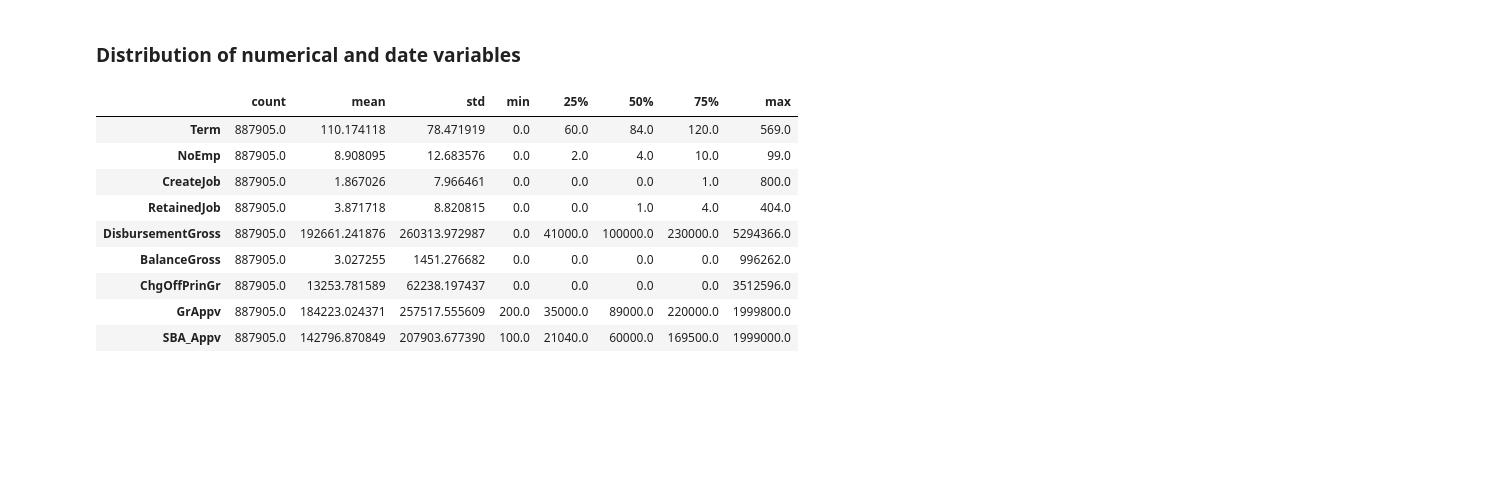
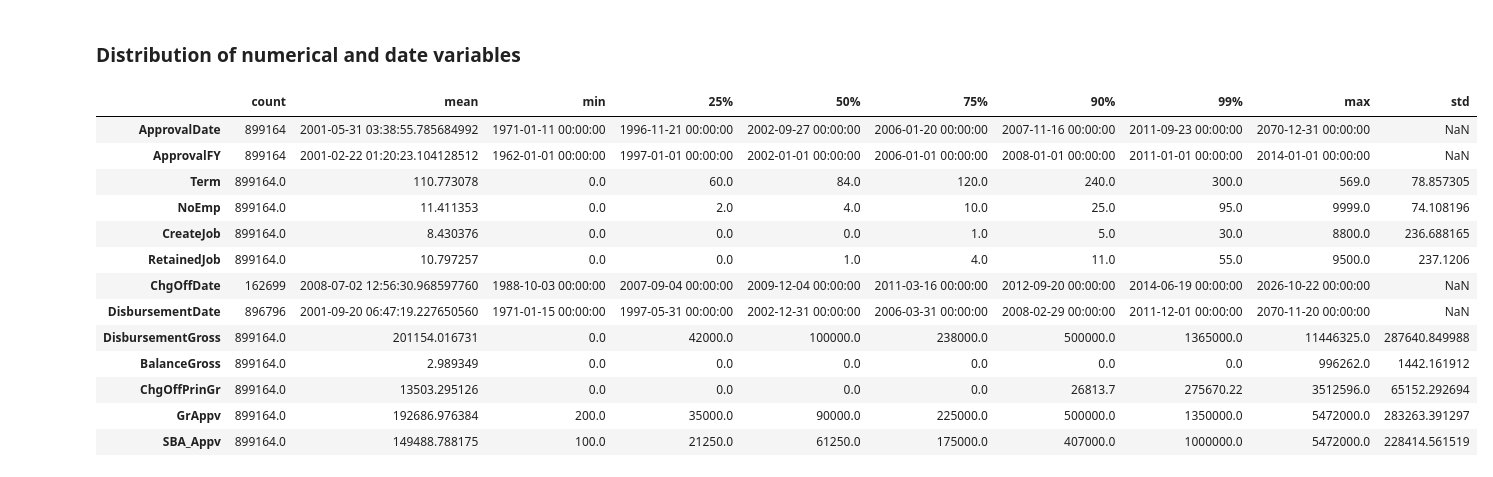
Before and after one commit to rkarpman/SpringboardCapstone2, a Jupyter notebook: Notebooks/1-initial-wrangling.ipynb, the cells around one changed output. Saved outputs shown, nothing was run; the diff lists cells and outputs as text; code cells hidden in the pictures; blank space fills up the shorter version.

Commit message:
Added summary of quantitative variables

```diff
--- a/Notebooks/1-initial-wrangling.ipynb
+++ b/Notebooks/1-initial-wrangling.ipynb
@@ -199,15 +172,25 @@ dtype: object
+# %%
+df['FranchiseCode'] = df['FranchiseCode'].replace(1, 0)
+# %%
+df['NAICS'] = df['NAICS'].replace(0, np.NaN)
 # %% [markdown]
 ### Distribution of numerical and date variables
-# %%
-df.describe().T
-# %% [output]
-|  | count | mean | std | min | 25% | 50% | 75% | max |
-| Term | 887905.0 | 110.174118 | 78.471919 | 0.0 | 60.0 | 84.0 | 120.0 | 569.0 |
-| NoEmp | 887905.0 | 8.908095 | 12.683576 | 0.0 | 2.0 | 4.0 | 10.0 | 99.0 |
-| CreateJob | 887905.0 | 1.867026 | 7.966461 | 0.0 | 0.0 | 0.0 | 1.0 | 800.0 |
-| RetainedJob | 887905.0 | 3.871718 | 8.820815 | 0.0 | 0.0 | 1.0 | 4.0 | 404.0 |
-| DisbursementGross | 887905.0 | 192661.241876 | 260313.972987 | 0.0 | 41000.0 | 100000.0 | 230000.0 | 5294366.0 |
-| BalanceGross | 887905.0 | 3.027255 | 1451.276682 | 0.0 | 0.0 | 0.0 | 0.0 | 996262.0 |
-| ChgOffPrinGr | 887905.0 | 13253.781589 | 62238.197437 | 0.0 | 0.0 | 0.0 | 0.0 | 3512596.0 |
-| GrAppv | 887905.0 | 184223.024371 | 257517.555609 | 200.0 | 35000.0 | 89000.0 | 220000.0 | 1999800.0 |
-| SBA_Appv | 887905.0 | 142796.870849 | 207903.677390 | 100.0 | 21040.0 | 60000.0 | 169500.0 | 1999000.0 |
+# %%
+## We compute descriptive statistics for the numerical variables
+summary = df.describe(percentiles = [0.25, 0.5, 0.75, 0.90, 0.99], datetime_is_numeric = True).T
+summary
+# %% [output]
+|  | count | mean | min | 25% | 50% | 75% | 90% | 99% | max | std |
+| ApprovalDate | 899164 | 2001-05-31 03:38:55.785684992 | 1971-01-11 00:00:00 | 1996-11-21 00:00:00 | 2002-09-27 00:00:00 | 2006-01-20 00:00:00 | 2007-11-16 00:00:00 | 2011-09-23 00:00:00 | 2070-12-31 00:00:00 | NaN |
+| ApprovalFY | 899164 | 2001-02-22 01:20:23.104128512 | 1962-01-01 00:00:00 | 1997-01-01 00:00:00 | 2002-01-01 00:00:00 | 2006-01-01 00:00:00 | 2008-01-01 00:00:00 | 2011-01-01 00:00:00 | 2014-01-01 00:00:00 | NaN |
+| Term | 899164.0 | 110.773078 | 0.0 | 60.0 | 84.0 | 120.0 | 240.0 | 300.0 | 569.0 | 78.857305 |
+| NoEmp | 899164.0 | 11.411353 | 0.0 | 2.0 | 4.0 | 10.0 | 25.0 | 95.0 | 9999.0 | 74.108196 |
+| CreateJob | 899164.0 | 8.430376 | 0.0 | 0.0 | 0.0 | 1.0 | 5.0 | 30.0 | 8800.0 | 236.688165 |
+| RetainedJob | 899164.0 | 10.797257 | 0.0 | 0.0 | 1.0 | 4.0 | 11.0 | 55.0 | 9500.0 | 237.1206 |
+| ChgOffDate | 162699 | 2008-07-02 12:56:30.968597760 | 1988-10-03 00:00:00 | 2007-09-04 00:00:00 | 2009-12-04 00:00:00 | 2011-03-16 00:00:00 | 2012-09-20 00:00:00 | 2014-06-19 00:00:00 | 2026-10-22 00:00:00 | NaN |
+| DisbursementDate | 896796 | 2001-09-20 06:47:19.227650560 | 1971-01-15 00:00:00 | 1997-05-31 00:00:00 | 2002-12-31 00:00:00 | 2006-03-31 00:00:00 | 2008-02-29 00:00:00 | 2011-12-01 00:00:00 | 2070-11-20 00:00:00 | NaN |
+| DisbursementGross | 899164.0 | 201154.016731 | 0.0 | 42000.0 | 100000.0 | 238000.0 | 500000.0 | 1365000.0 | 11446325.0 | 287640.849988 |
+| BalanceGross | 899164.0 | 2.989349 | 0.0 | 0.0 | 0.0 | 0.0 | 0.0 | 0.0 | 996262.0 | 1442.161912 |
+| ChgOffPrinGr | 899164.0 | 13503.295126 | 0.0 | 0.0 | 0.0 | 0.0 | 26813.7 | 275670.22 | 3512596.0 | 65152.292694 |
+| GrAppv | 899164.0 | 192686.976384 | 200.0 | 35000.0 | 90000.0 | 225000.0 | 500000.0 | 1350000.0 | 5472000.0 | 283263.391297 |
+| SBA_Appv | 899164.0 | 149488.788175 | 100.0 | 21250.0 | 61250.0 | 175000.0 | 407000.0 | 1000000.0 | 5472000.0 | 228414.561519 |
```
Also changed, not shown: parts of 30 cells of this notebook.
